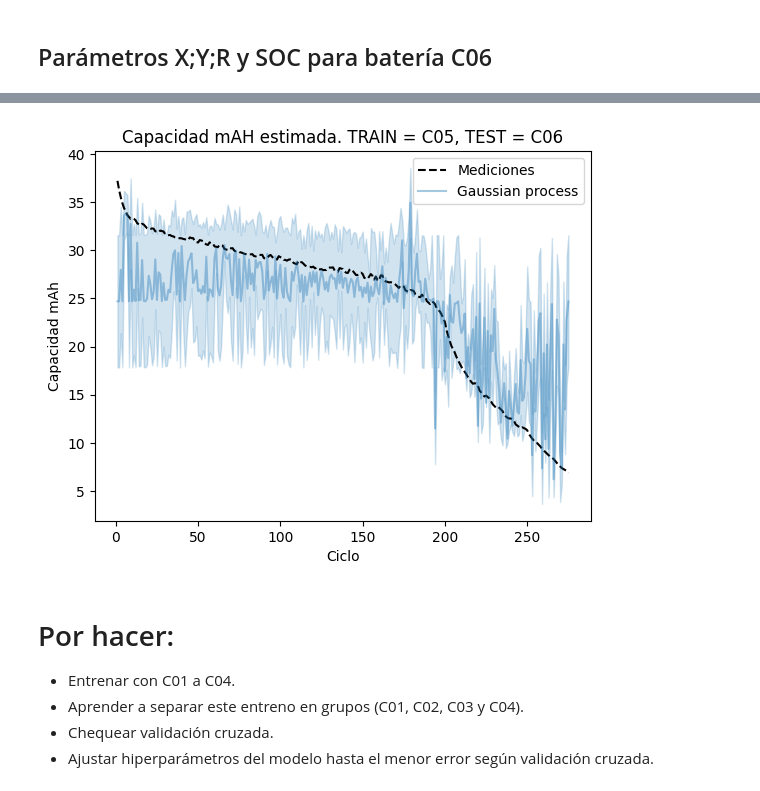
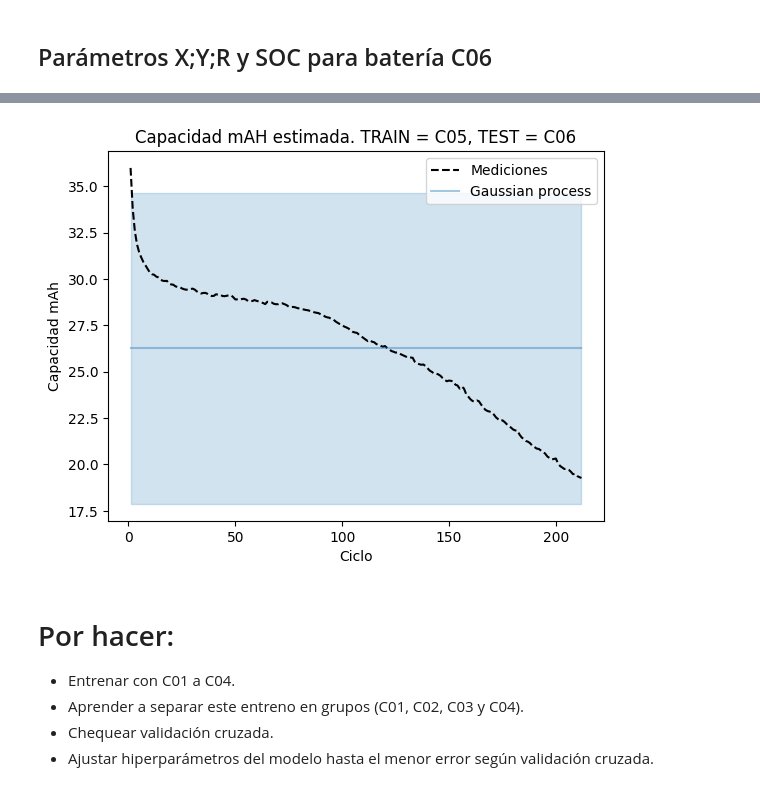
Before and after one commit to SebaVillagra00/ICM2985-SOH-IPRE, a Jupyter notebook: EIS Cambridge/Implementacion-GPR/Analisis-ML.ipynb, the cells around one changed output, grey strips where cells are left out. Saved outputs shown, nothing was run; the diff lists cells and outputs as text; code cells hidden in the pictures.

```diff
--- a/EIS Cambridge/Implementacion-GPR/Analisis-ML.ipynb
+++ b/EIS Cambridge/Implementacion-GPR/Analisis-ML.ipynb
@@ -348,8 +372,8 @@ Gurobi Opti
 # %% [markdown]
 Outputs en array
 # %%
-salidas_cap = np.zeros((len(r_soc5),1))
-for i in range(len(r_soc5)):
+salidas_cap = np.zeros((len(r_c5),1))
+for i in range(len(r_c5)):
     salidas_cap[i,0] = max_cap[i]
 # %% [markdown]
 ### Observar las circunferencias
@@ -484,7 +508,7 @@ np.sqrt(y.var())
 7.74755841158476
 # %%
 from sklearn.gaussian_process.kernels import RBF
-kernel_soc = 7.74**2 * RBF(length_scale=10.0)
+kernel_soc = 7.74**2 * RBF()
 # %% [markdown]
 La amplificación y valor inicial son hyperparámetros. Sin embargo, luego el modelo va ajustando el sigma y el l. Los valores inciales de este caso corresponden al ejemplo de la documentación: https://scikit-learn.org/stable/auto_examples/gaussian_process/plot_gpr_co2.html#sphx-glr-auto-examples-gaussian-process-plot-gpr-co2-py
 # %% [markdown]
@@ -542,22 +588,17 @@ Filas: 348370
 # %% [markdown]
 ## Parámetros X;Y;R y SOC para batería C06
 # %%
-X_c6 = np.zeros((len(r_soc6),3))
+X_c6 = np.zeros((len(r_c6),3))
 
-for i in range(len(r_soc6)):        # recorrer todos los nyquist (ciclos)
+for i in range(len(r_c6)):        # recorrer todos los nyquist (ciclos)
     # Tomar muestras del diagrama de nyquist y ajustar circunferencia
-    samples_nyquist = nyquist_cut(i, r_soc6, x_soc6)            # tomar las 13 primeras muestras del diagrama
-    parametros = parametros_circunferencia(samples_nyquist)     # ajustar circunferencia: sacar coordenadas y el radio
+    samples_nyquist = nyquist_cut(i, r_c6, x_c6)            # tomar las 13 primeras muestras del diagrama
+    parametros = geo_Nyquist(samples_nyquist)     # ajustar circunferencia: sacar coordenadas y el radio
 
     # Agregar parametros geometricos a la fila i
     X_c6[i,0] = parametros["cx"]
     X_c6[i,1] = parametros["cy"]
     X_c6[i,2] = parametros["r"]
-
-Y_c6_lista = cycle_MaxCapacity(cap_c6)
-Y_c6 = np.zeros((len(r_soc6),1))
-for i in range(len(r_soc6)):
-    Y_c6[i,0] = max_cap[i]
 # %% [output]
 Set parameter Username
 Academic license - for non-commercial use only - expires 2025-03-26
@@ -582,0 +632,6 @@ len(X)
+# %%
+# Salidas de la bateria 6
+Y_c6_lista = cycle_MaxCapacity(cap_c6)
+Y_c6 = np.zeros((len(r_c6),1))
+for i in range(len(r_c6)):
+    Y_c6[i,0] = Y_c6_lista[i]
@@ -583,26 +657,26 @@ len(X)
 # %%
 y_mean = Y_c6.mean()    # promedio C06
 mean_y_pred, std_y_pred = gaussian_process.predict(X_c6, return_std=True)     # predecir media y desviacion estandar de los output
 mean_y_pred += y_mean   # agregar el promedio a la prediccion centrada en cero
 
-indices = np.linspace(1, len(X),len(X))     # indices para graficar: del 1 a la longitud de X
-plt.plot(indices, y, color="black", linestyle="dashed", label="Mediciones")
+indices = np.linspace(1, len(X_c6),len(X_c6))     # indices para graficar: del 1 a la longitud de X
+plt.plot(indices, Y_c6, color="black", linestyle="dashed", label="Mediciones")
 plt.plot(indices, mean_y_pred, color="tab:blue", alpha=0.4, label="Gaussian process")
 plt.fill_between(
     indices.ravel(),
     mean_y_pred - 1*std_y_pred,
     mean_y_pred + 1*std_y_pred,
     color="tab:blue",
     alpha=0.2,
 )
 plt.legend()
 plt.xlabel("Ciclo")
 plt.ylabel("Capacidad mAh")
 _ = plt.title(
     "Capacidad mAH estimada. TRAIN = C05, TEST = C06"
 )
 # %% [output]
-[figure, old version]
+[figure, new version]
 # %% [markdown]
 # Por hacer:
 - Entrenar con C01 a C04.
```
Also changed, not shown: parts of 38 cells of this notebook, 5 other files.
